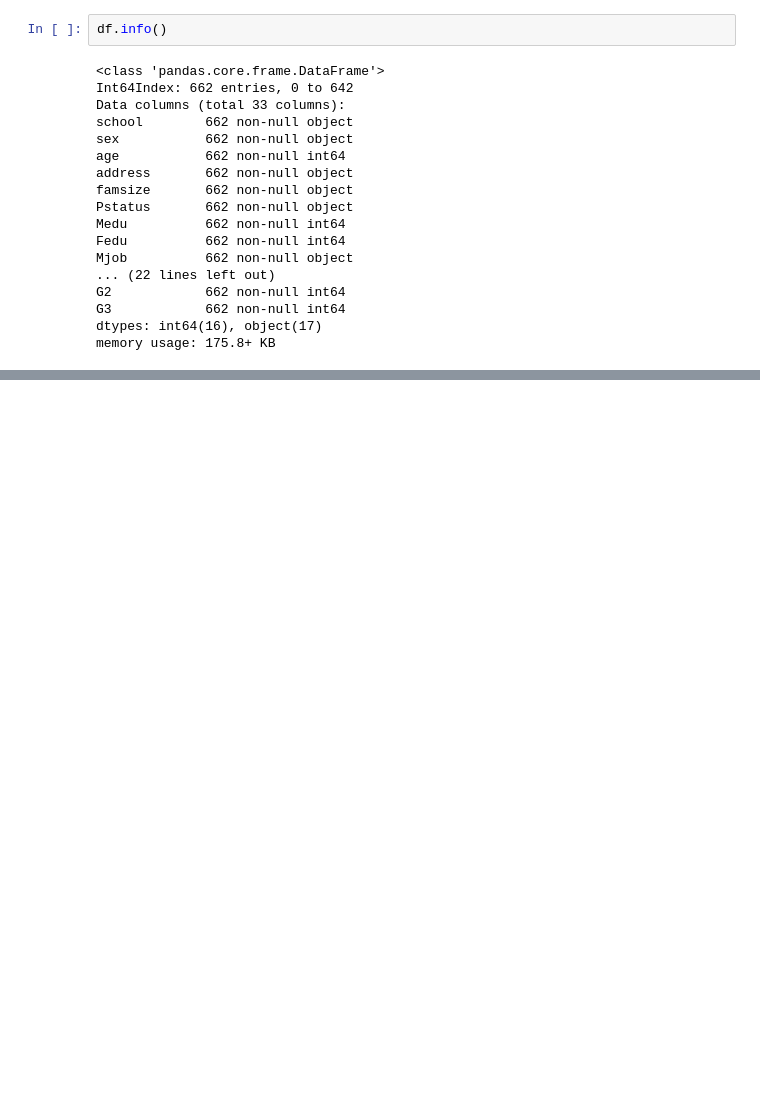
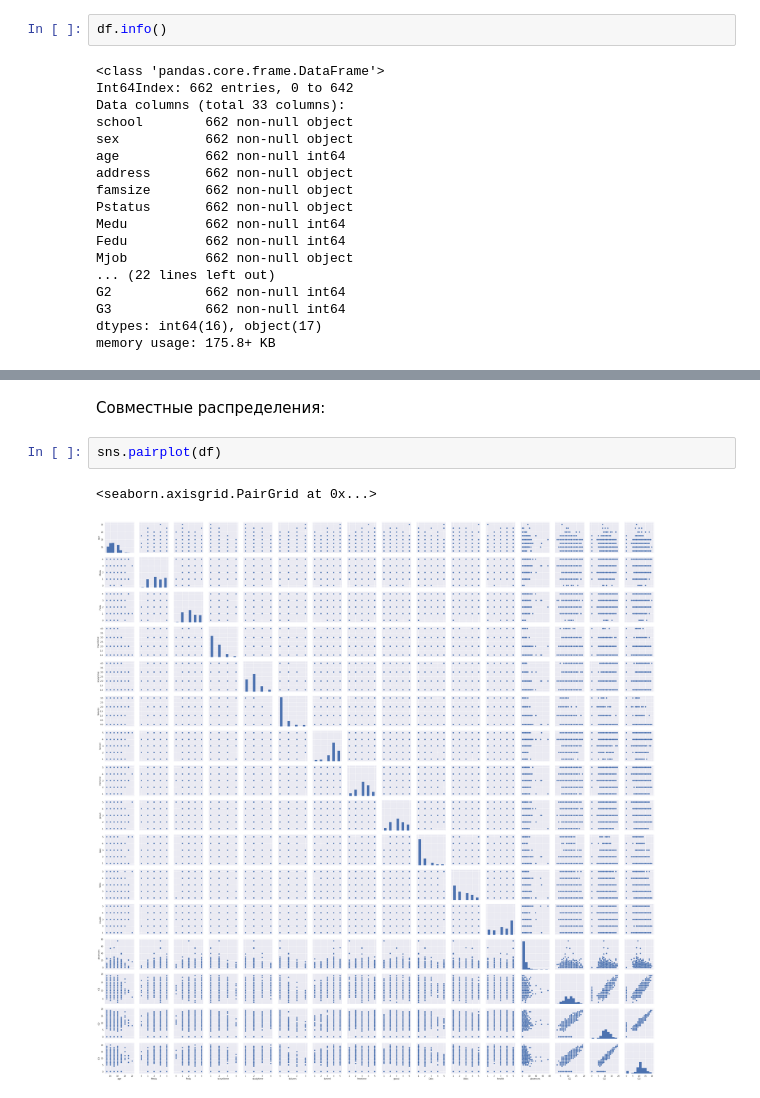
Before and after one commit to astromid/cinimex-test, a Jupyter notebook: code/task2.ipynb, the cells around one changed output, grey strips where cells are left out. Drawn from its saved outputs; the diff is of its cells as text; blank space fills up the shorter version.

```diff
--- a/code/task2.ipynb
+++ b/code/task2.ipynb
@@ -76,0 +114,7 @@ df.describe()
+# %% [markdown]
+Совместные распределения:
+# %%
+sns.pairplot(df)
+# %% [output]
+<seaborn.axisgrid.PairGrid at 0x...>
+[figure, added]
```
Also changed, not shown: parts of 45 cells of this notebook.
